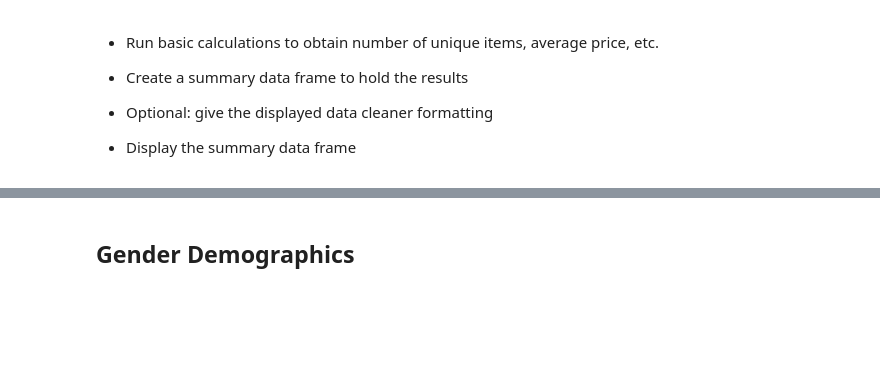
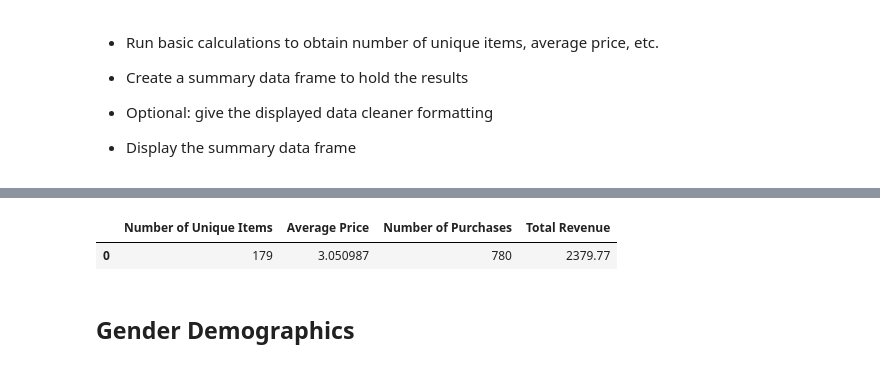
Before and after one commit to mindyketchum9/pandas-challenge, a Jupyter notebook: HeroesOfPymoli/HeroesOfPymoli_starter.ipynb, the cells around one changed output, grey strips where cells are left out. Cells and saved outputs as stored; diff of their text form; code cells hidden in the pictures; blank space fills up the shorter version.

```diff
--- a/HeroesOfPymoli/HeroesOfPymoli_starter.ipynb
+++ b/HeroesOfPymoli/HeroesOfPymoli_starter.ipynb
@@ -54,3 +51,22 @@ df["SN"].nunique()
+# %%
+item_num = df["Item ID"].nunique()
+ave_price = df["Price"].mean()
+number_of_purchases = df["Purchase ID"].count()
+total_revenue = df["Price"].sum()
+gender = df["Gender"].count()
+# %%
+# Create a dataframe to demonstrate grouping
+
+raw_dict = {"Number of Unique Items": [item_num], "Average Price": [ave_price], "Number of Purchases": [number_of_purchases], "Total Revenue": [total_revenue]}
+analysis_df = pd.DataFrame(raw_dict)
+
+#analysis_df["Average Price"] = analysis_df["Average Price"].map("${:.2f}".format)
+#analysis_df["Total Revenue"] = analysis_df["Total Revenue"].map("${:.2f}".format)
+
+analysis_df
+# %% [output]
+|  | Number of Unique Items | Average Price | Number of Purchases | Total Revenue |
+| 0 | 179 | 3.050987 | 780 | 2379.77 |
 # %% [markdown]
 ## Gender Demographics
 # %% [markdown]
```
Also changed, not shown: parts of 20 cells of this notebook.
